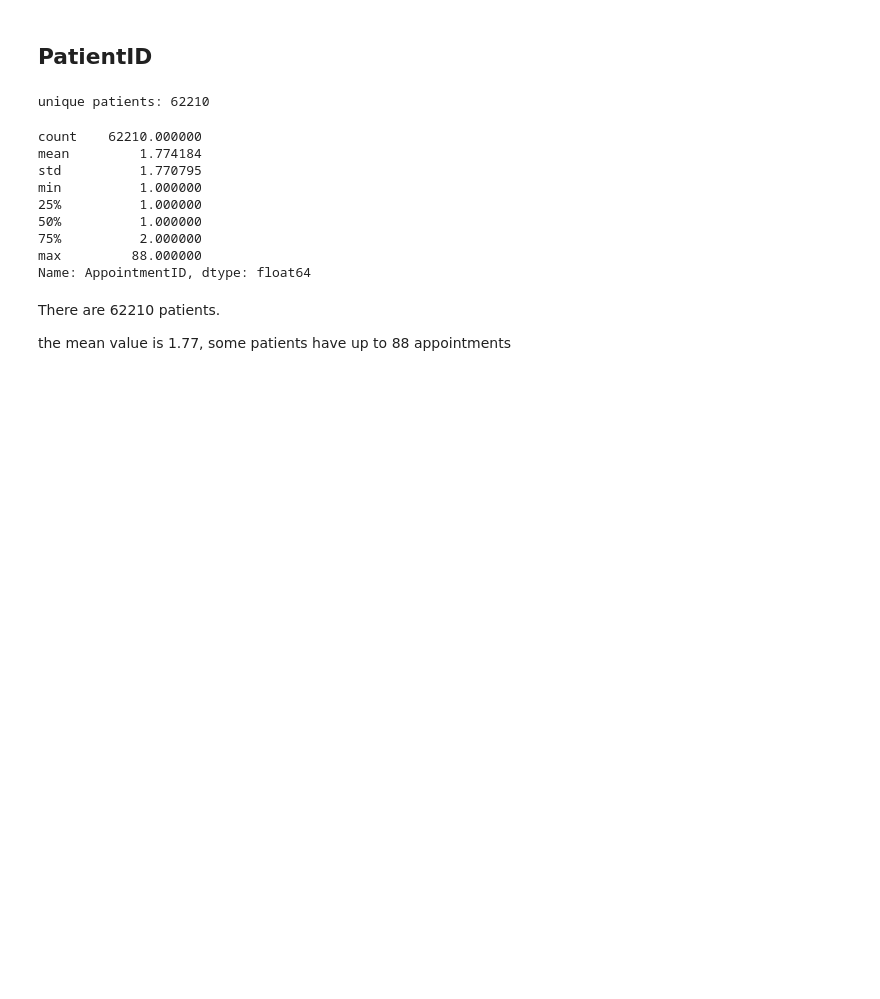
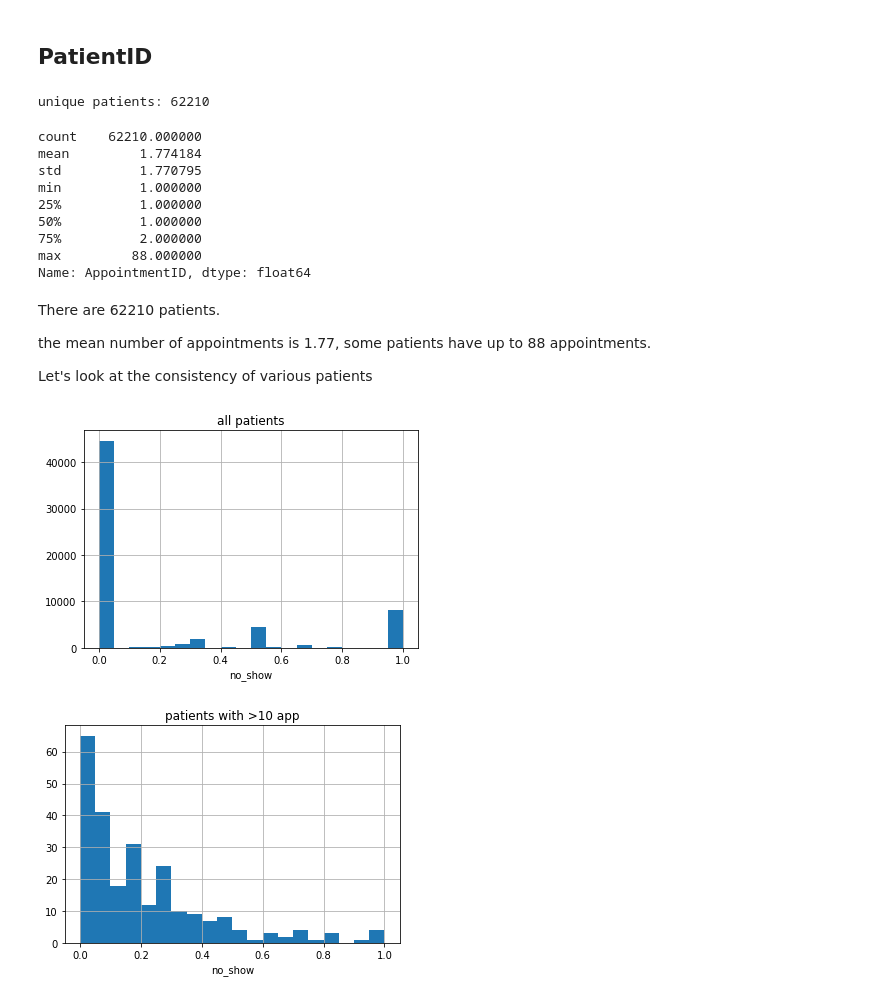
Before and after one commit to idotsuk/patients_no_show, a Jupyter notebook: patient_no_show.ipynb, the cells around one changed output. Saved outputs shown, nothing was run; the diff lists cells and outputs as text; code cells hidden in the pictures; blank space fills up the shorter version.

```diff
--- a/patient_no_show.ipynb
+++ b/patient_no_show.ipynb
@@ -466,5 +487,23 @@ Name: AppointmentID, dtype: float64
 # %% [markdown]
 There are 62210 patients.
 
-the mean value is 1.77,
-some patients have up to 88 appointments
+the mean number of appointments is 1.77,
+some patients have up to 88 appointments.
+
+Let's look at the consistency of various patients
+# %%
+patient_data = data.groupby('PatientId')['Age'].count()
+patient_data=patient_data.to_frame()
+patient_data['rate'] = data.groupby('PatientId')['no_show'].mean()
+patient_data = patient_data.sort_values('Age',ascending=False)
+patient_data = patient_data.rename(index=str, columns={"Age": "count"})
+patient_data[patient_data['count']>0].hist('rate',bins= 20)
+plt.xlabel('no_show')
+plt.title('all patients')
+patient_data[patient_data['count']>10].hist('rate',bins= 20)
+plt.xlabel('no_show')
+plt.title('patients with >10 app')
+plt.show()
+# %% [output]
+[figure, added]
+[figure, added]
```
Also changed, not shown: parts of 14 cells of this notebook.
